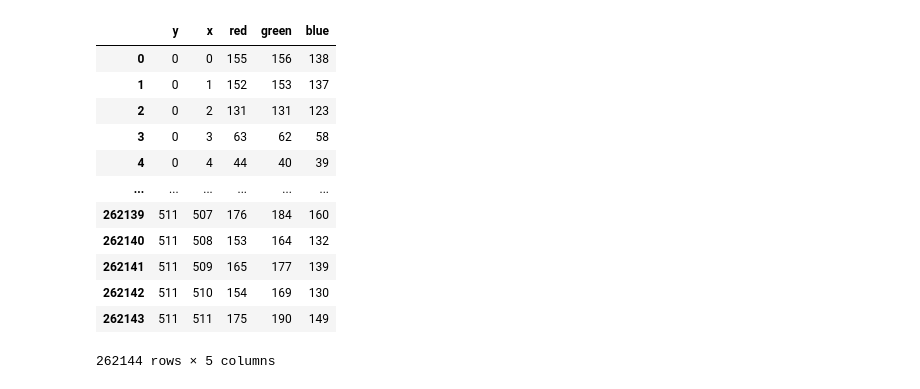
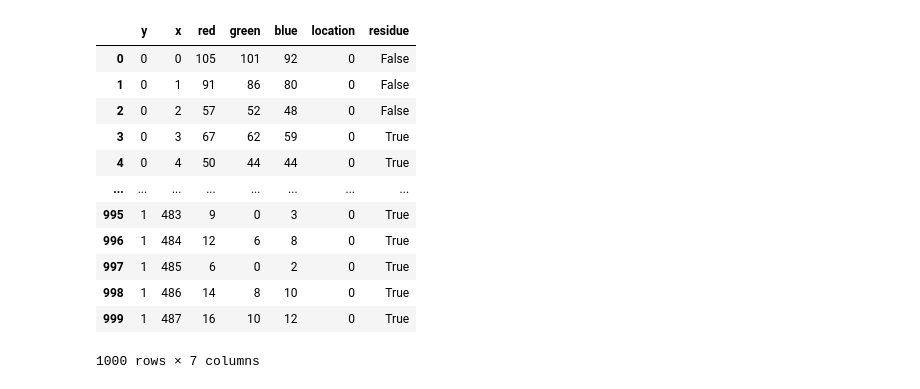
Before and after one commit to GrTravis2/AgAid_Hackathon_25, a Jupyter notebook: AgAID_Hackathon_25_Team_13_Crop_Residue.ipynb, the cells around one changed output. Cells and saved outputs as stored; diff of their text form; code cells hidden in the pictures.

```diff
--- a/AgAID_Hackathon_25_Team_13_Crop_Residue.ipynb
+++ b/AgAID_Hackathon_25_Team_13_Crop_Residue.ipynb
@@ -70,17 +9,45 @@ print(df)
-# %%
-df2 = pd.read_csv("colored_images.csv")
-df2
-# %% [output]
-|  | y | x | red | green | blue |
-| 0 | 0 | 0 | 155 | 156 | 138 |
-| 1 | 0 | 1 | 152 | 153 | 137 |
-| 2 | 0 | 2 | 131 | 131 | 123 |
-| 3 | 0 | 3 | 63 | 62 | 58 |
-| 4 | 0 | 4 | 44 | 40 | 39 |
-| ... | ... | ... | ... | ... | ... |
-| 262139 | 511 | 507 | 176 | 184 | 160 |
-| 262140 | 511 | 508 | 153 | 164 | 132 |
-| 262141 | 511 | 509 | 165 | 177 | 139 |
-| 262142 | 511 | 510 | 154 | 169 | 130 |
-| 262143 | 511 | 511 | 175 | 190 | 149 |
-262144 rows × 5 columns
+# %%
+"""
+X, y = load_iris(return_X_y=True)
+
+print(X)
+type(X)
+"""
+
+df = pd.read_csv("data.csv",
+                 header=0,
+                 usecols= [
+                     "y",
+                     "x",
+                     "red",
+                     "green",
+                     "blue",
+                     "location",
+                     "residue",
+                 ],
+                 dtype= {
+                     "y" : int,
+                     "x" : int,
+                     "red" : int,
+                     "blue" : int,
+                     "green" : int,
+                     "location": int,
+                     "resdiue" : bool
+                 },
+                 nrows=1000
+                 )
+df
+# %% [output]
+|  | y | x | red | green | blue | location | residue |
+| 0 | 0 | 0 | 105 | 101 | 92 | 0 | False |
+| 1 | 0 | 1 | 91 | 86 | 80 | 0 | False |
+| 2 | 0 | 2 | 57 | 52 | 48 | 0 | False |
+| 3 | 0 | 3 | 67 | 62 | 59 | 0 | True |
+| 4 | 0 | 4 | 50 | 44 | 44 | 0 | True |
+| ... | ... | ... | ... | ... | ... | ... | ... |
+| 995 | 1 | 483 | 9 | 0 | 3 | 0 | True |
+| 996 | 1 | 484 | 12 | 6 | 8 | 0 | True |
+| 997 | 1 | 485 | 6 | 0 | 2 | 0 | True |
+| 998 | 1 | 486 | 14 | 8 | 10 | 0 | True |
+| 999 | 1 | 487 | 16 | 10 | 12 | 0 | True |
+1000 rows × 7 columns
```
Also changed, not shown: parts of 7 cells of this notebook, 2 other files.
